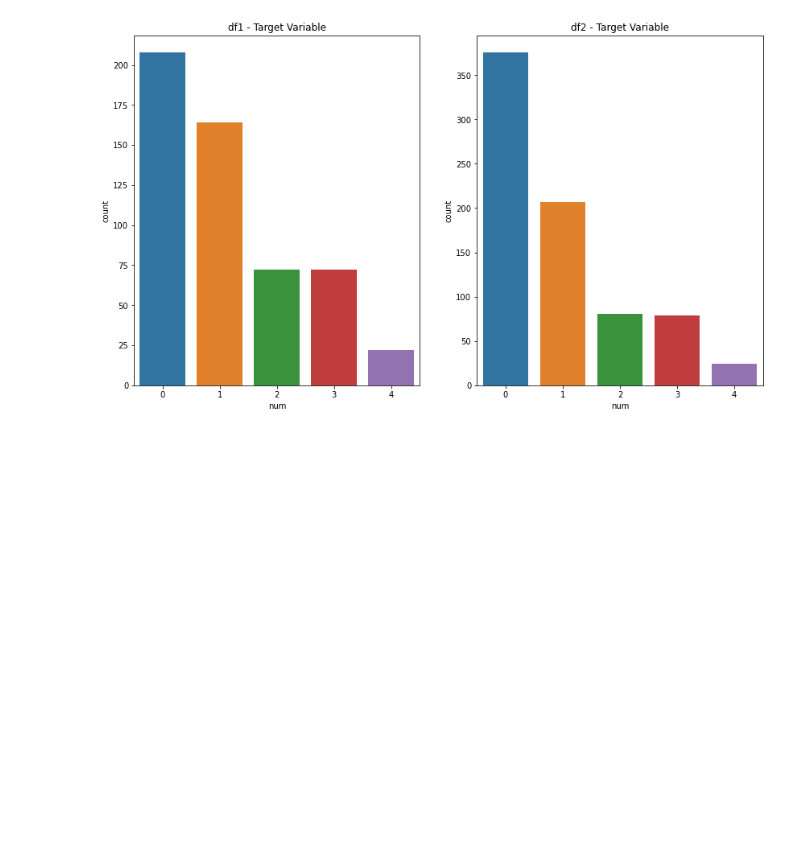
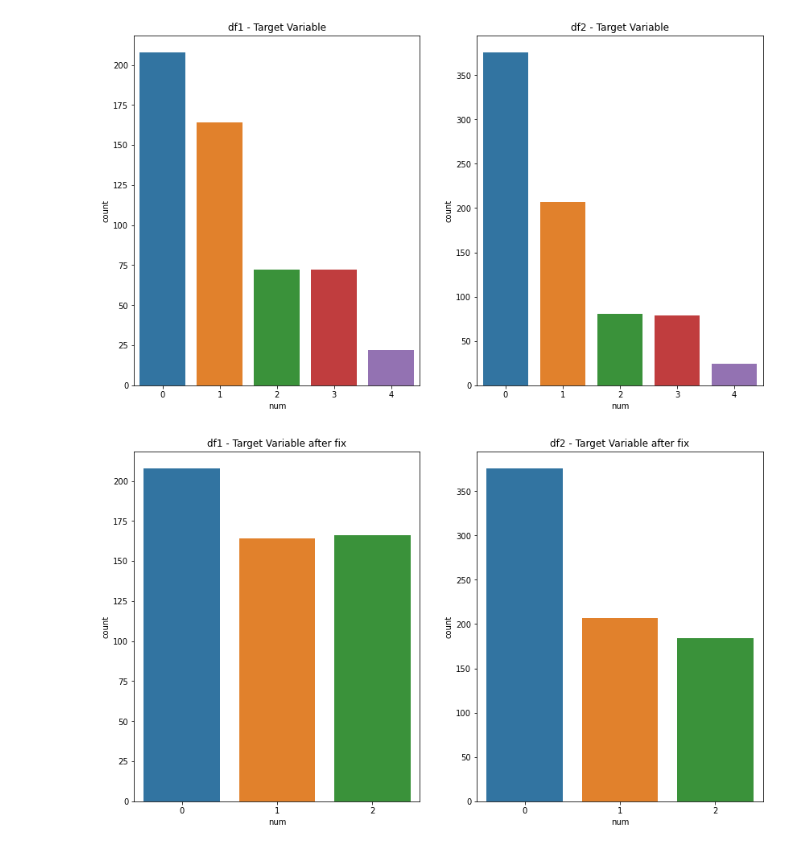
Before and after one commit to m0gr1m/UCI_Heart_Disease, a Jupyter notebook: models.ipynb, the cells around one changed output. Saved outputs shown, nothing was run; the diff lists cells and outputs as text; code cells hidden in the pictures; blank space fills up the shorter version.

```diff
--- a/models.ipynb
+++ b/models.ipynb
@@ -32,6 +36,21 @@ sns.countplot(df2.loc[:,"num"]).set_title("df2 - Target Variable")
 plt.show()
 # %% [output]
 [figure]
+# %%
+df1.loc[:,"num"] = df1.loc[:,"num"].map({0:0, 1:1, 2:2, 3:2, 4:2})
+df2.loc[:,"num"] = df2.loc[:,"num"].map({0:0, 1:1, 2:2, 3:2, 4:2})
+# %%
+plt.figure(figsize=(14,8))
+
+plt.subplot(1,2,1)
+sns.countplot(df1.loc[:,"num"]).set_title("df1 - Target Variable after fix")
+
+plt.subplot(1,2,2)
+sns.countplot(df2.loc[:,"num"]).set_title("df2 - Target Variable after fix")
+
+plt.show()
+# %% [output]
+[figure, added]
 # %%
 # Data split
 
```
Also changed, not shown: parts of 16 cells of this notebook, 1 other file.
